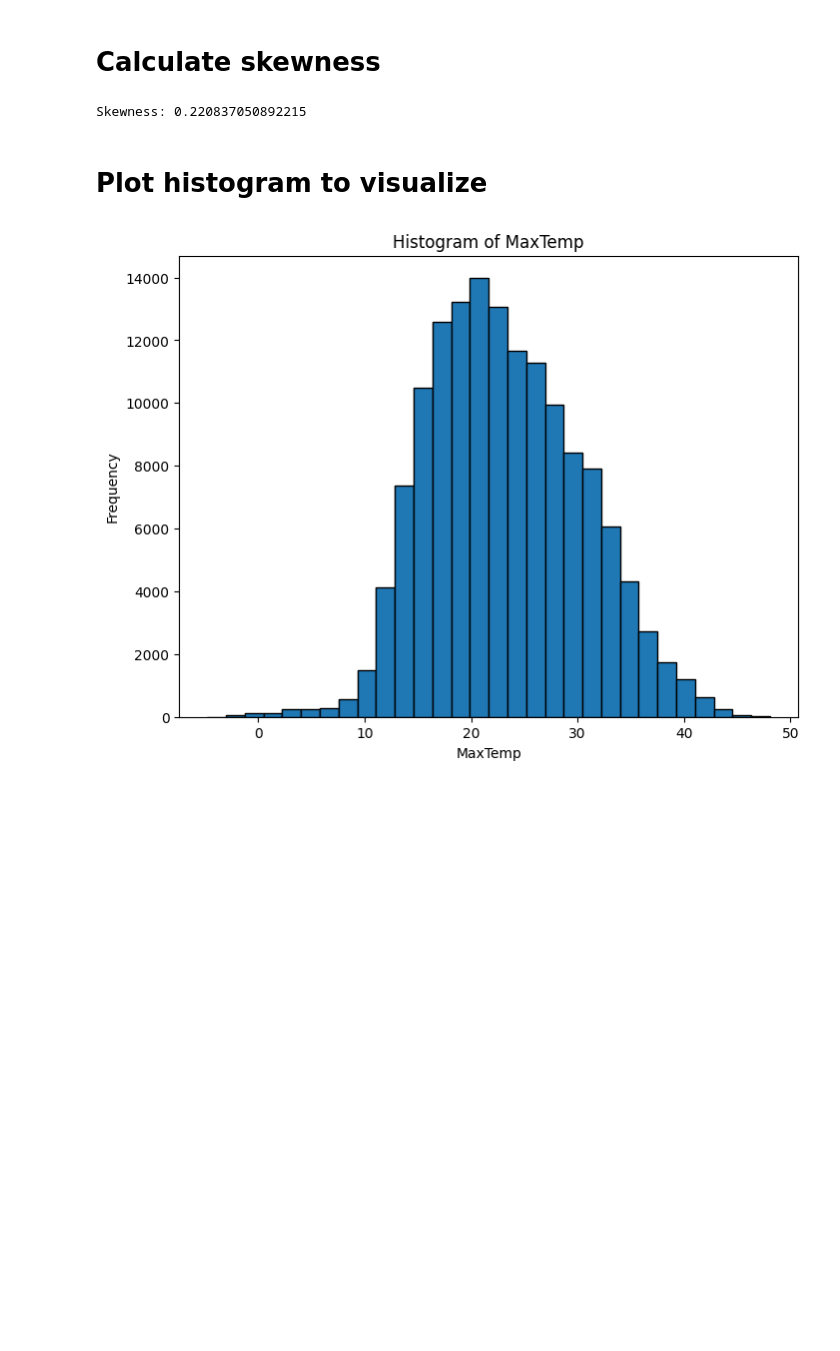
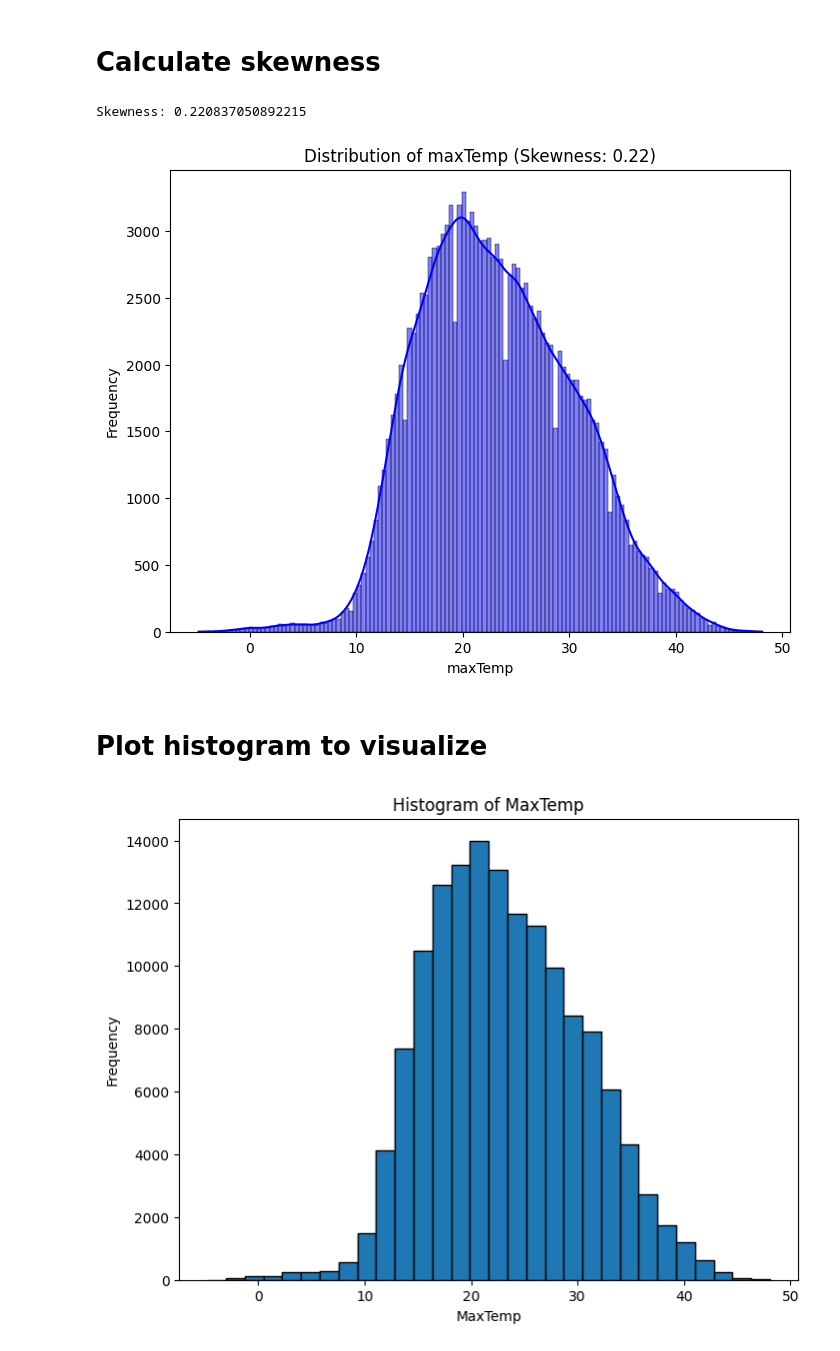
Before and after one commit to mahamadulhasanshaikat/Machine-Learning, a Jupyter notebook: ML Project/Weather Analysis/rain_prediction.ipynb, the cells around one changed output. Saved outputs shown, nothing was run; the diff lists cells and outputs as text; code cells hidden in the pictures; blank space fills up the shorter version.

```diff
--- a/ML Project/Weather Analysis/rain_prediction.ipynb
+++ b/ML Project/Weather Analysis/rain_prediction.ipynb
@@ -162,6 +172,15 @@ skewness_value = skew(data.dropna())
 print(f"Skewness: {skewness_value}")
 # %% [output]
 Skewness: 0.220837050892215
+# %%
+plt.figure(figsize=(8, 6))
+sns.histplot(data, kde=True, color='blue')
+plt.title(f'Distribution of maxTemp (Skewness: {skewness_value:.2f})')
+plt.xlabel('maxTemp')
+plt.ylabel('Frequency')
+plt.show()
+# %% [output]
+[figure, added]
 # %% [markdown]
 # Plot histogram to visualize
 # %%
```
Also changed, not shown: parts of 13 cells of this notebook.
